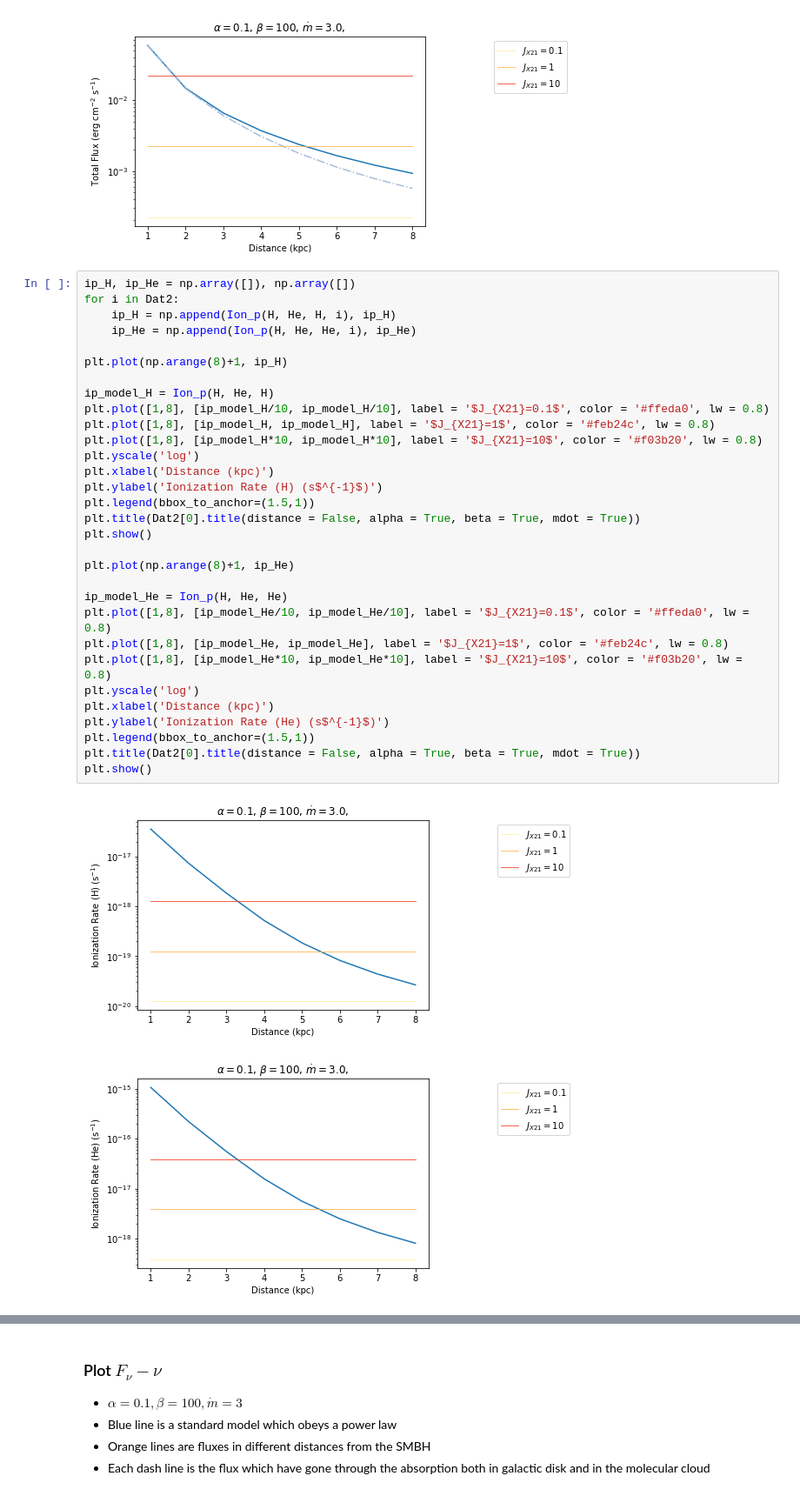
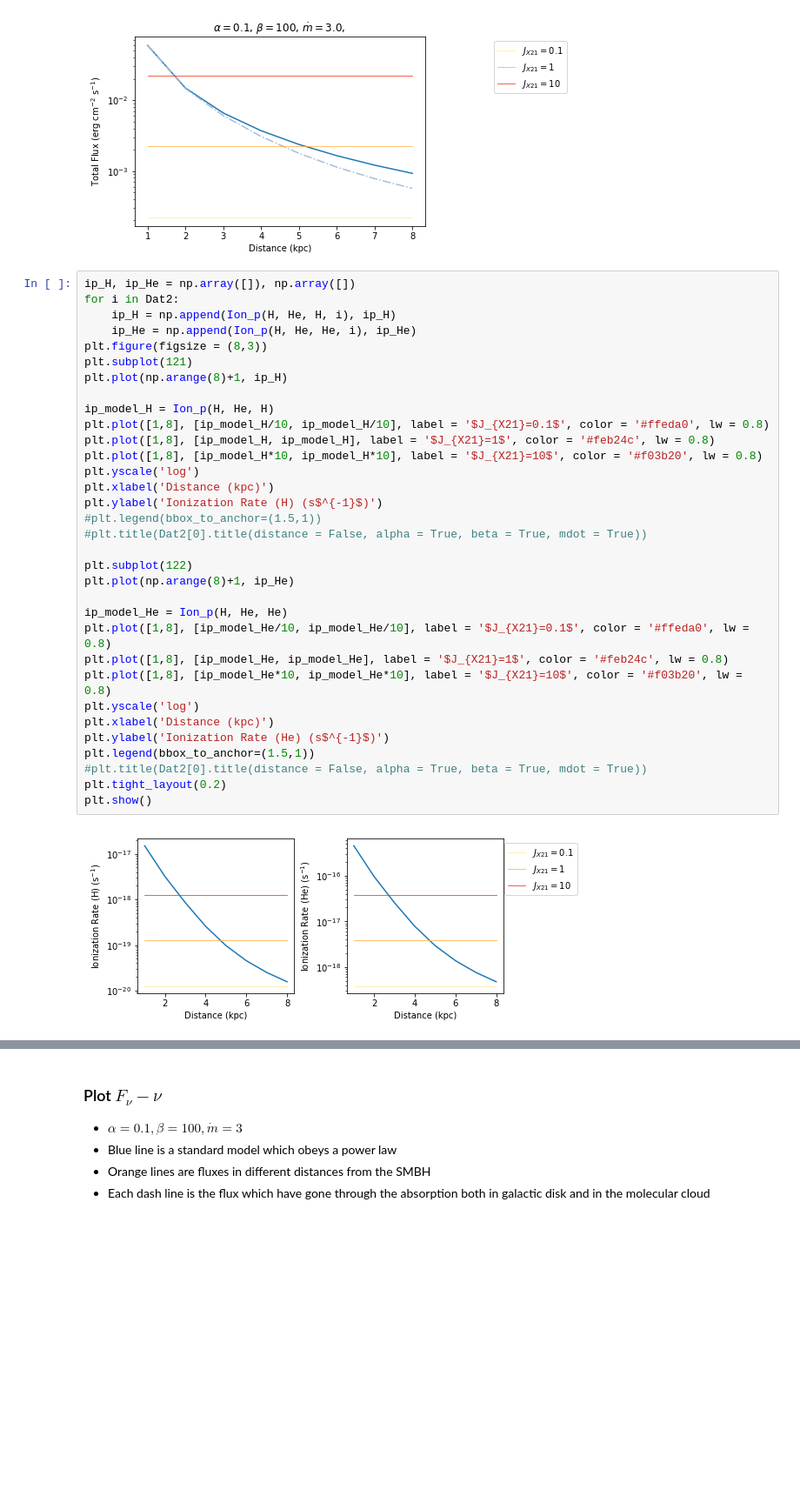
Before and after one commit to slowdivePTG/X-ray-chemistry, a Jupyter notebook: Calc_ionization_rate/Photon_Ionization.ipynb, the cells around one changed output, grey strips where cells are left out. Shown: that part at 87% size. Drawn from its saved outputs; the diff is of its cells as text; blank space fills up the shorter version.

```diff
--- a/Calc_ionization_rate/Photon_Ionization.ipynb
+++ b/Calc_ionization_rate/Photon_Ionization.ipynb
@@ -458,34 +458,35 @@ plt.show()
 # %%
 ip_H, ip_He = np.array([]), np.array([])
 for i in Dat2:
     ip_H = np.append(Ion_p(H, He, H, i), ip_H)
     ip_He = np.append(Ion_p(H, He, He, i), ip_He)
-
+plt.figure(figsize = (8,3))
+plt.subplot(121)
 plt.plot(np.arange(8)+1, ip_H)
 
 ip_model_H = Ion_p(H, He, H)
 plt.plot([1,8], [ip_model_H/10, ip_model_H/10], label = '$J_{X21}=0.1$', color = '#ffeda0', lw = 0.8)
 plt.plot([1,8], [ip_model_H, ip_model_H], label = '$J_{X21}=1$', color = '#feb24c', lw = 0.8)
 plt.plot([1,8], [ip_model_H*10, ip_model_H*10], label = '$J_{X21}=10$', color = '#f03b20', lw = 0.8)
 plt.yscale('log')
 plt.xlabel('Distance (kpc)')
 plt.ylabel('Ionization Rate (H) (s$^{-1}$)')
-plt.legend(bbox_to_anchor=(1.5,1))
-plt.title(Dat2[0].title(distance = False, alpha = True, beta = True, mdot = True))
-plt.show()
+#plt.legend(bbox_to_anchor=(1.5,1))
+#plt.title(Dat2[0].title(distance = False, alpha = True, beta = True, mdot = True))
 
+plt.subplot(122)
 plt.plot(np.arange(8)+1, ip_He)
 
 ip_model_He = Ion_p(H, He, He)
 plt.plot([1,8], [ip_model_He/10, ip_model_He/10], label = '$J_{X21}=0.1$', color = '#ffeda0', lw = 0.8)
 plt.plot([1,8], [ip_model_He, ip_model_He], label = '$J_{X21}=1$', color = '#feb24c', lw = 0.8)
 plt.plot([1,8], [ip_model_He*10, ip_model_He*10], label = '$J_{X21}=10$', color = '#f03b20', lw = 0.8)
 plt.yscale('log')
 plt.xlabel('Distance (kpc)')
 plt.ylabel('Ionization Rate (He) (s$^{-1}$)')
 plt.legend(bbox_to_anchor=(1.5,1))
-plt.title(Dat2[0].title(distance = False, alpha = True, beta = True, mdot = True))
+#plt.title(Dat2[0].title(distance = False, alpha = True, beta = True, mdot = True))
+plt.tight_layout(0.2)
 plt.show()
 # %% [output]
-[figure, old version]
+[figure, new version]
-[figure, removed]
```
Also changed, not shown: parts of 5 cells of this notebook, 13 other files.
